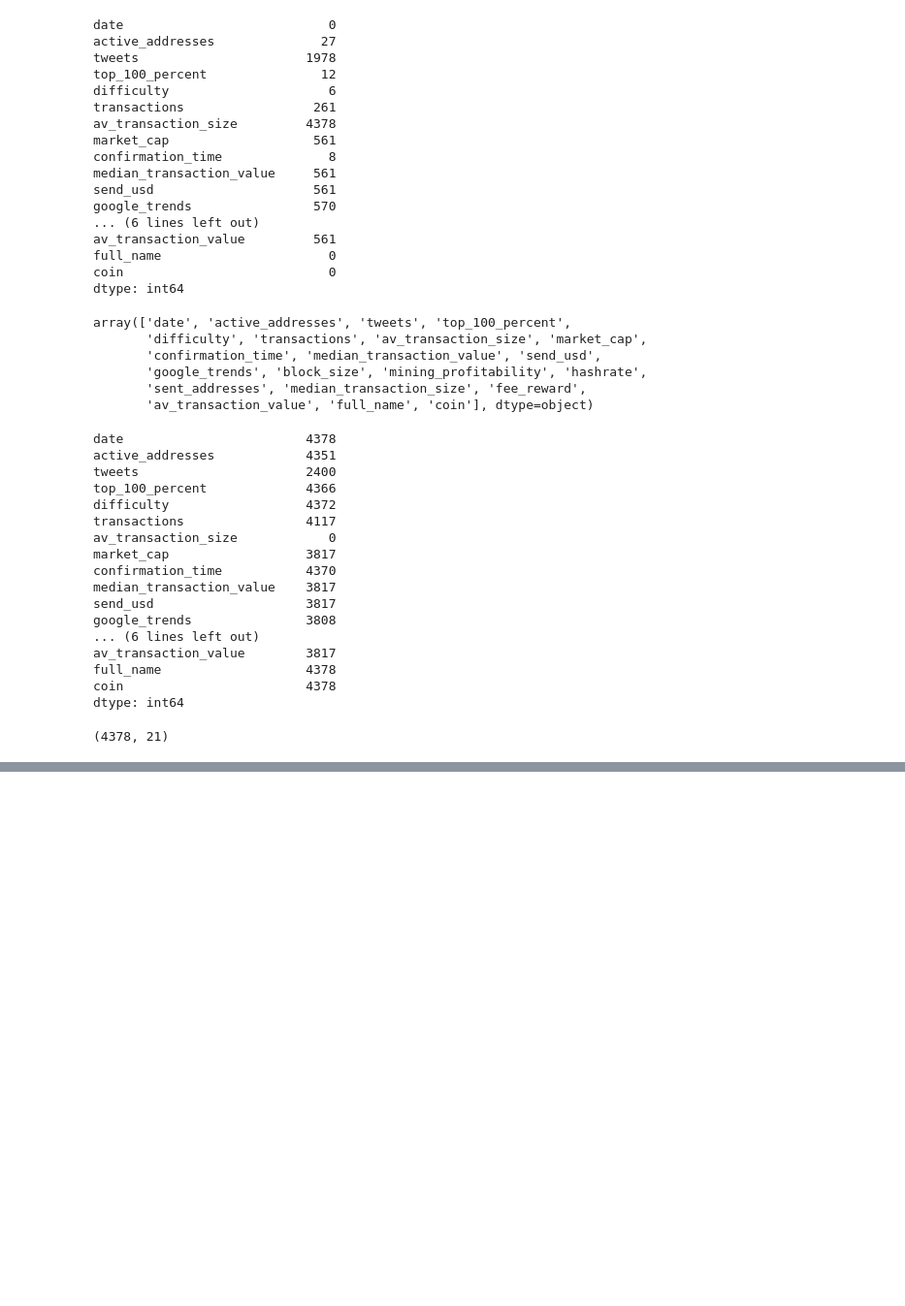
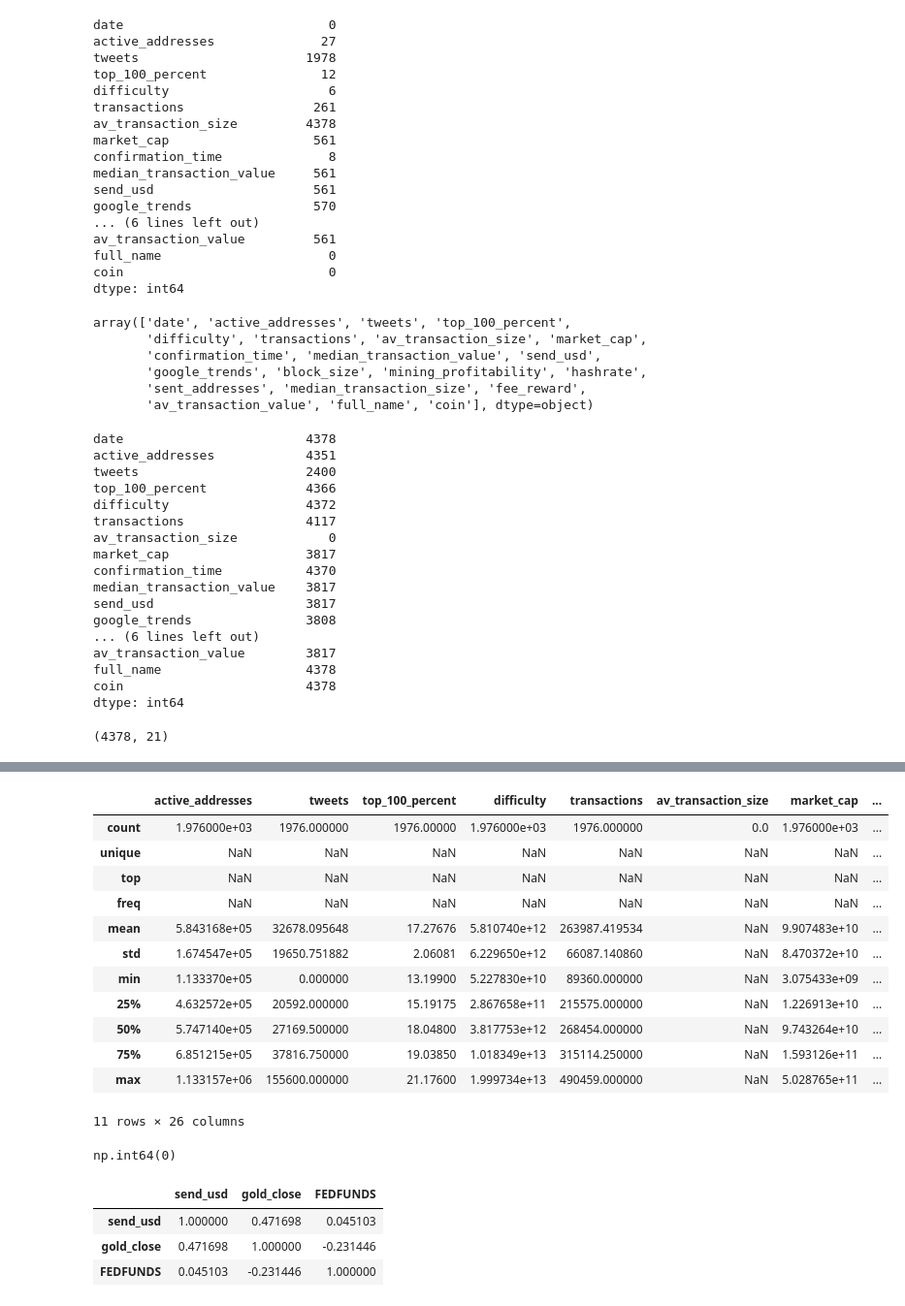
Before and after one commit to jose-fernando-1/Cryptocurrency, a Jupyter notebook: notebooks/Pre-processing.ipynb, the cells around one changed output, grey strips where cells are left out. Shown at 97% size. Cells and saved outputs as stored; diff of their text form; code cells hidden in the pictures; blank space fills up the shorter version.

```diff
--- a/notebooks/Pre-processing.ipynb
+++ b/notebooks/Pre-processing.ipynb
@@ -140,4 +147,26 @@ df_btc_daily[feature_cols_to_ffill] = df_btc_daily[feature_cols_to_ffill].ffill(
 df_rates_daily = df_rates.set_index('date').sort_index()
 df_rates_daily = df_rates_daily.reindex(daily_range).rename_axis('date')
 df_rates_daily['FEDFUNDS'] = df_rates_daily['FEDFUNDS'].ffill()
+# %%
+df_gold = df_gold.dropna(subset=['Date']).sort_values('Date')
+
+df_gold_daily = (
+    df_gold
+    .set_index('Date')
+    .resample('D')
+    .agg({'Open': 'first', 'High': 'max', 'Low': 'min', 'Close': 'last', 'Volume': 'sum'})
+)
+
+df_gold_daily = df_gold_daily.reindex(daily_range).rename_axis('date')
+price_cols = ['Open', 'High', 'Low', 'Close']
+df_gold_daily[price_cols] = df_gold_daily[price_cols].ffill()
+df_gold_daily['Volume'] = df_gold_daily['Volume'].fillna(0)
+
+df_gold_daily = df_gold_daily.rename(columns={
+    'Open': 'gold_open',
+    'High': 'gold_high',
+    'Low': 'gold_low',
+    'Close': 'gold_close',
+    'Volume': 'gold_volume'
+})
 # %%
@@ -154,0 +294,27 @@ present_feats = [c for c in candidate_features if c in df_merged.columns]
+# %%
+df_merged.describe(include="all")
+# %% [output]
+|  | active_addresses | tweets | top_100_percent | difficulty | transactions | av_transaction_size | market_cap | ... |
+| count | 1.976000e+03 | 1976.000000 | 1976.00000 | 1.976000e+03 | 1976.000000 | 0.0 | 1.976000e+03 | ... |
+| unique | NaN | NaN | NaN | NaN | NaN | NaN | NaN | ... |
+| top | NaN | NaN | NaN | NaN | NaN | NaN | NaN | ... |
+| freq | NaN | NaN | NaN | NaN | NaN | NaN | NaN | ... |
+| mean | 5.843168e+05 | 32678.095648 | 17.27676 | 5.810740e+12 | 263987.419534 | NaN | 9.907483e+10 | ... |
+| std | 1.674547e+05 | 19650.751882 | 2.06081 | 6.229650e+12 | 66087.140860 | NaN | 8.470372e+10 | ... |
+| min | 1.133370e+05 | 0.000000 | 13.19900 | 5.227830e+10 | 89360.000000 | NaN | 3.075433e+09 | ... |
+| 25% | 4.632572e+05 | 20592.000000 | 15.19175 | 2.867658e+11 | 215575.000000 | NaN | 1.226913e+10 | ... |
+| 50% | 5.747140e+05 | 27169.500000 | 18.04800 | 3.817753e+12 | 268454.000000 | NaN | 9.743264e+10 | ... |
+| 75% | 6.851215e+05 | 37816.750000 | 19.03850 | 1.018349e+13 | 315114.250000 | NaN | 1.593126e+11 | ... |
+| max | 1.133157e+06 | 155600.000000 | 21.17600 | 1.999734e+13 | 490459.000000 | NaN | 5.028765e+11 | ... |
+11 rows × 26 columns
+# %%
+df_merged['send_usd'].isna().sum()
+# %% [output]
+np.int64(0)
+# %%
+df_merged[["send_usd", "gold_close", "FEDFUNDS"]].corr()
+# %% [output]
+|  | send_usd | gold_close | FEDFUNDS |
+| send_usd | 1.000000 | 0.471698 | 0.045103 |
+| gold_close | 0.471698 | 1.000000 | -0.231446 |
+| FEDFUNDS | 0.045103 | -0.231446 | 1.000000 |
```
Also changed, not shown: parts of 16 cells of this notebook, 1 other file.
